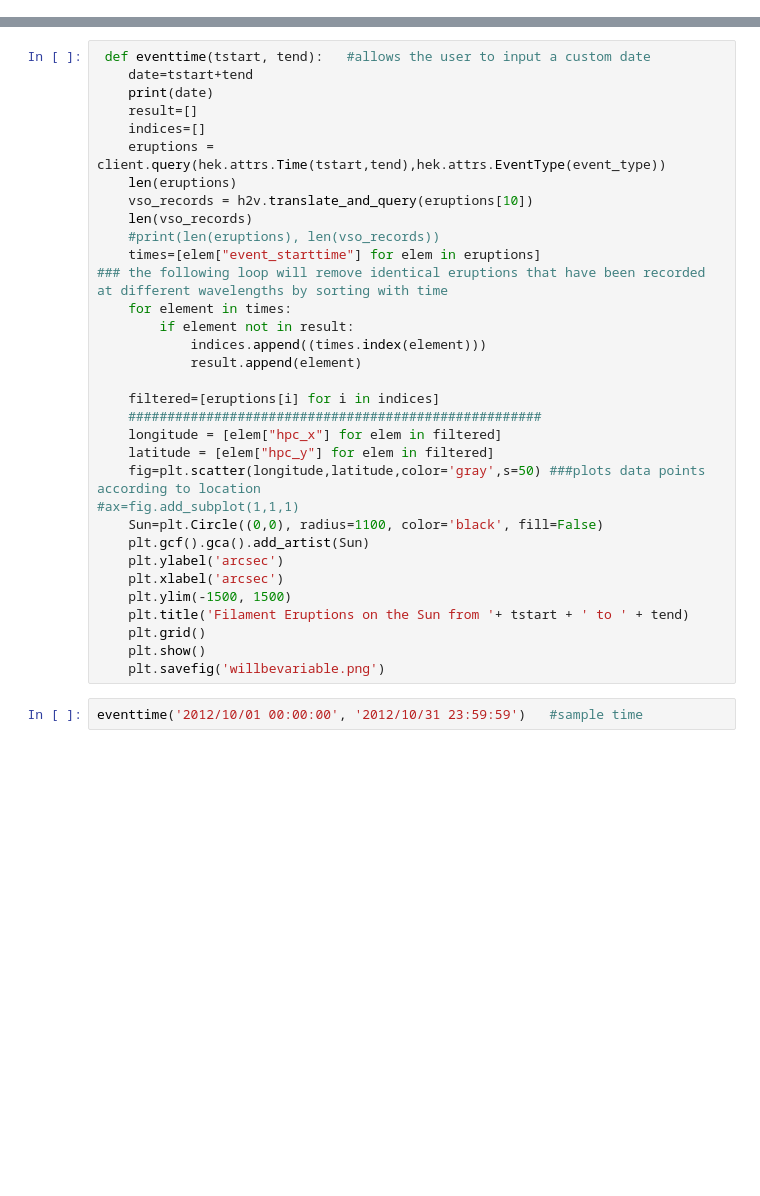
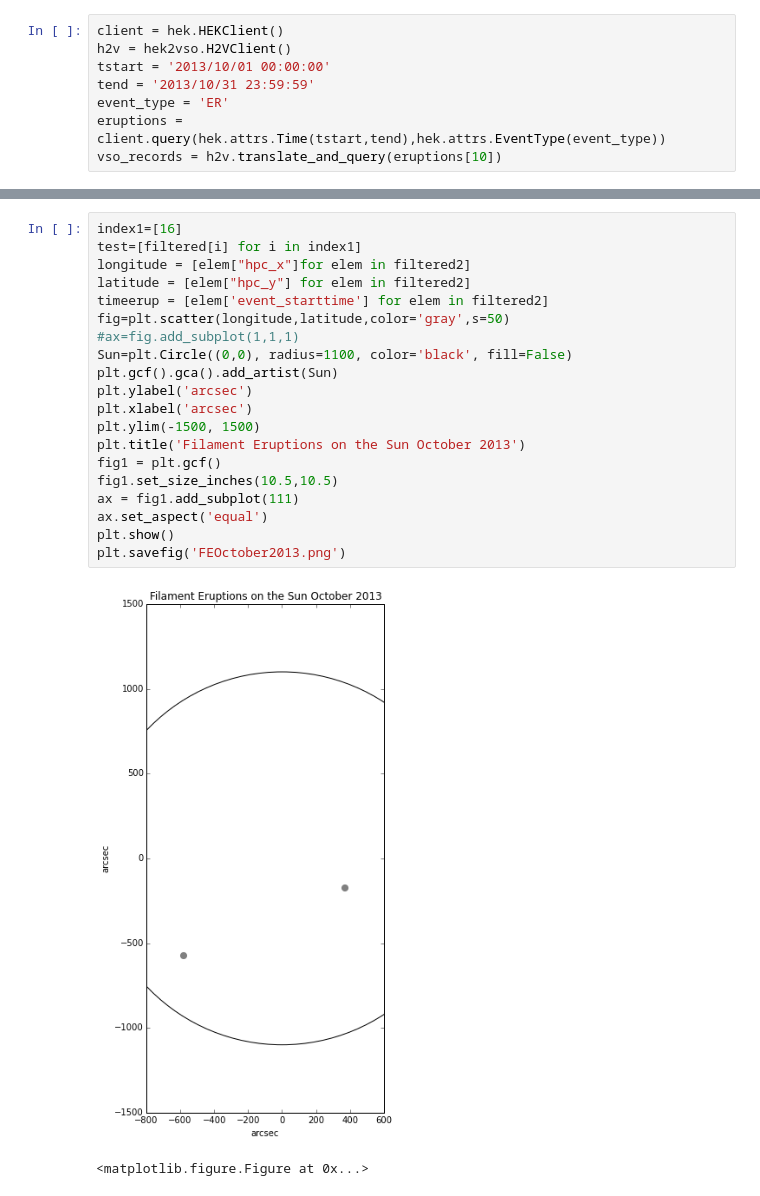
Before and after one commit to Nschanche/Filament_tracking, a Jupyter notebook: Untitled.ipynb, the cells around one changed output, grey strips where cells are left out. Cells and saved outputs as stored; diff of their text form; blank space fills up the shorter version.

```diff
--- a/Untitled.ipynb
+++ b/Untitled.ipynb
@@ -10,0 +22,8 @@ event_type = 'FE'  #### we are only looking at filament eruptions
+# %%
+client = hek.HEKClient()
+h2v = hek2vso.H2VClient()
+tstart = '2013/10/01 00:00:00'
+tend = '2013/10/31 23:59:59'
+event_type = 'ER'
+eruptions = client.query(hek.attrs.Time(tstart,tend),hek.attrs.EventType(event_type))
+vso_records = h2v.translate_and_query(eruptions[10])
@@ -11,35 +87,23 @@ event_type = 'FE'  #### we are only looking at filament eruptions
 # %%
- def eventtime(tstart, tend):   #allows the user to input a custom date
-    date=tstart+tend
-    print(date)
-    result=[]
-    indices=[]
-    eruptions = client.query(hek.attrs.Time(tstart,tend),hek.attrs.EventType(event_type))
-    len(eruptions)
-    vso_records = h2v.translate_and_query(eruptions[10])
-    len(vso_records)
-    #print(len(eruptions), len(vso_records))
-    times=[elem["event_starttime"] for elem in eruptions]
-### the following loop will remove identical eruptions that have been recorded at different wavelengths by sorting with time
-    for element in times:
-        if element not in result:
-            indices.append((times.index(element)))
-            result.append(element)
-
-    filtered=[eruptions[i] for i in indices]
-    #####################################################
-    longitude = [elem["hpc_x"] for elem in filtered]
-    latitude = [elem["hpc_y"] for elem in filtered]
-    fig=plt.scatter(longitude,latitude,color='gray',s=50) ###plots data points according to location
+index1=[16]
+test=[filtered[i] for i in index1]
+longitude = [elem["hpc_x"]for elem in filtered2]
+latitude = [elem["hpc_y"] for elem in filtered2]
+timeerup = [elem['event_starttime'] for elem in filtered2]
+fig=plt.scatter(longitude,latitude,color='gray',s=50)
 #ax=fig.add_subplot(1,1,1)
-    Sun=plt.Circle((0,0), radius=1100, color='black', fill=False)
-    plt.gcf().gca().add_artist(Sun)
-    plt.ylabel('arcsec')
-    plt.xlabel('arcsec')
-    plt.ylim(-1500, 1500)
-    plt.title('Filament Eruptions on the Sun from '+ tstart + ' to ' + tend)
-    plt.grid()
-    plt.show()
-    plt.savefig('willbevariable.png')
+Sun=plt.Circle((0,0), radius=1100, color='black', fill=False)
+plt.gcf().gca().add_artist(Sun)
+plt.ylabel('arcsec')
+plt.xlabel('arcsec')
+plt.ylim(-1500, 1500)
+plt.title('Filament Eruptions on the Sun October 2013')
+fig1 = plt.gcf()
+fig1.set_size_inches(10.5,10.5)
+ax = fig1.add_subplot(111)
+ax.set_aspect('equal')
+plt.show()
+plt.savefig('FEOctober2013.png')
+# %% [output]
+[figure, added]
+<matplotlib.figure.Figure at 0x...>
-# %%
-eventtime('2012/10/01 00:00:00', '2012/10/31 23:59:59')   #sample time
```
Also changed, not shown: parts of 16 cells of this notebook, 1 other file.
